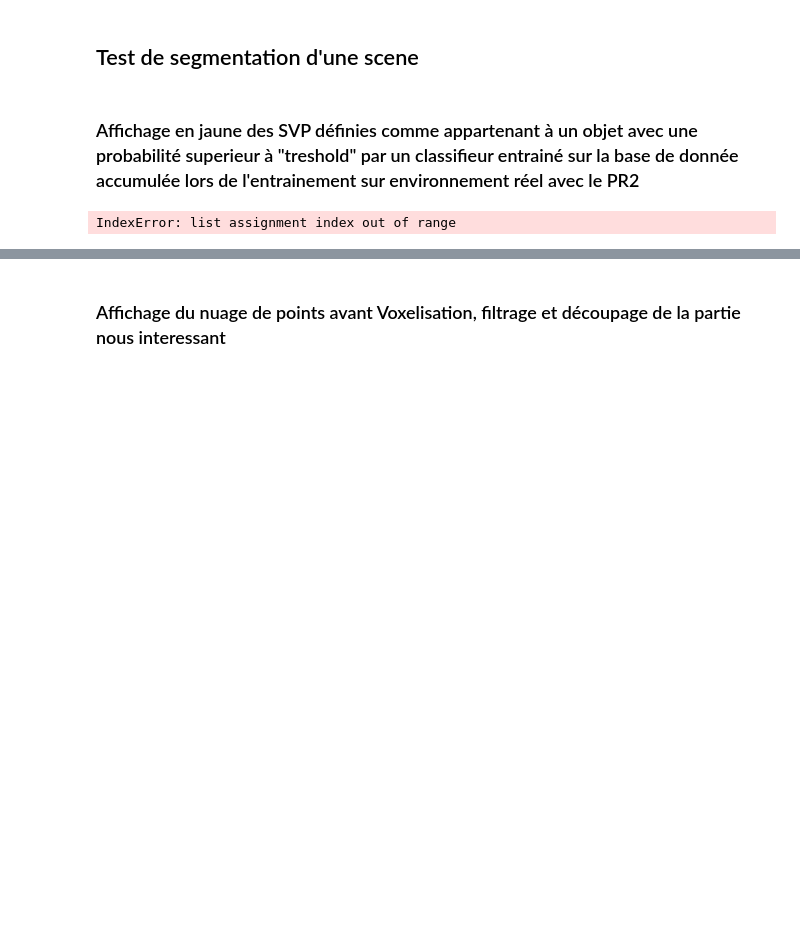
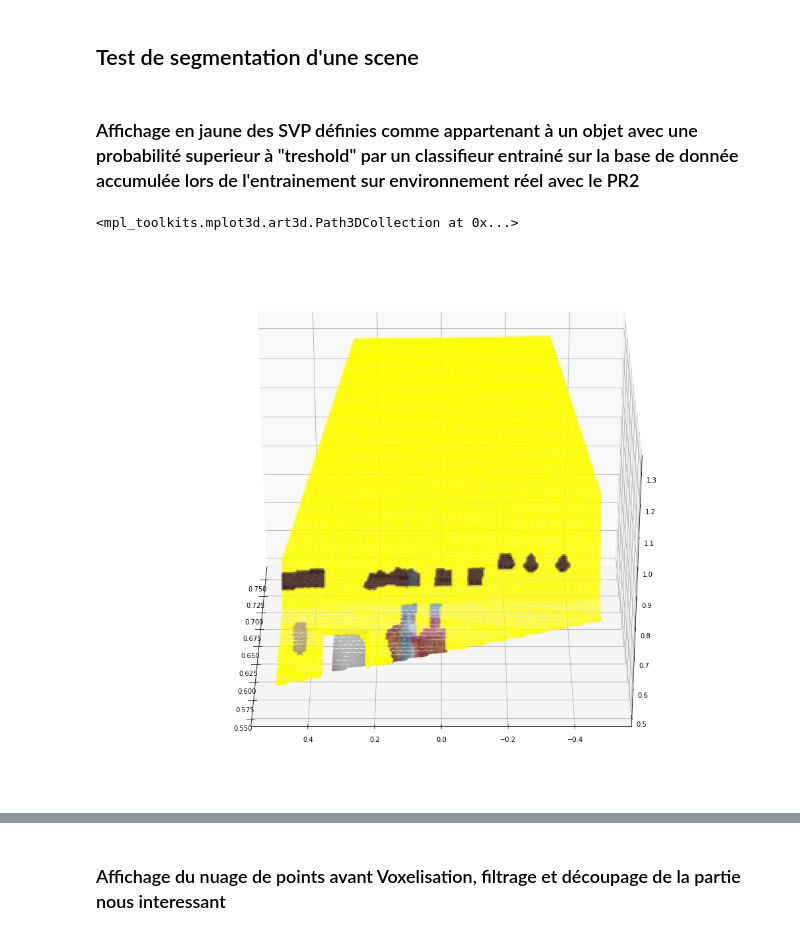
Before and after one commit to GeraudMM/Real-PR2-clustering-dynamique-pour-la-d-tection-et-le-suivi-d-objets-en-perception-interactive, a Jupyter notebook: classification/Online PR2.ipynb, the cells around one changed output, grey strips where cells are left out. Drawn from its saved outputs; the diff is of its cells as text; code cells hidden in the pictures; blank space fills up the shorter version.

```diff
--- a/classification/Online PR2.ipynb
+++ b/classification/Online PR2.ipynb
@@ -327,41 +330,42 @@ segmented = mydisplay.read_xyzrgbls(paths_to_output+str(nomDossier)+"/vccs/vccs_
 
 
 
-threshold = 0.7
+threshold = 0.99
 
 X,Y,Z = [],[],[]
 for i in range(len(segmented)):
     X.append(1.3-segmented[i][2]/pow(256,3))
     Y.append(-(segmented[i][1]/pow(256,3))+0.5)
     Z.append(1.3-segmented[i][0]/pow(256,3))
 
 svp_obj = []
 for i in range(len(testProba)):
     if(testProba[i][1]>threshold):
         svp_obj.append(i+1)
 
 colors = []
 for i in range (len(segmented)):
     colors.append((segmented[i][3]/255, segmented[i][4]/255, segmented[i][5]/255))
     for j in range(len(svp_obj)):
         if(segmented[i][7] == svp_obj[j]):
             colors[-1] = (1.0, 1.0, 0.0)
 
 
 colors = np.array(colors)
 
 categories = []
 for i in range(len(segmented)):
     categories.append(i)
 
 fig = plt.figure(figsize = (18,15))
 ax = fig.gca(projection='3d',proj_type = 'persp')
 
 ax.view_init(30, 180)
 #ax.zaxis_inverted
 ax.scatter(X, Y, Z, c=colors[categories], marker='o')
 # %% [output]
-IndexError: list assignment index out of range
+<mpl_toolkits.mplot3d.art3d.Path3DCollection at 0x...>
+[figure, added]
 # %%
 #Donne les probabilités de chacun des SVP du nuage de points selectionné d'appartenir au background et à un objet
 #selon notre classifieur entrainé sur la base de donnée accumulé lors des tests sur robot réel
```
Also changed, not shown: parts of 12 cells of this notebook.
